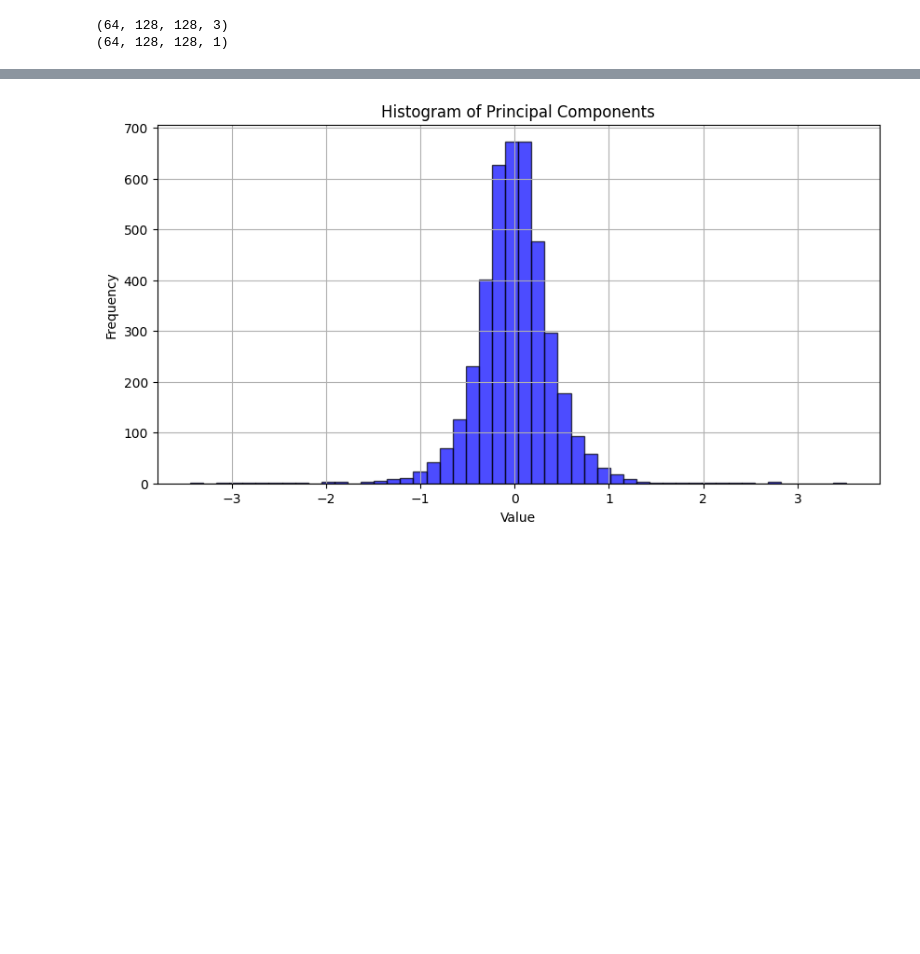
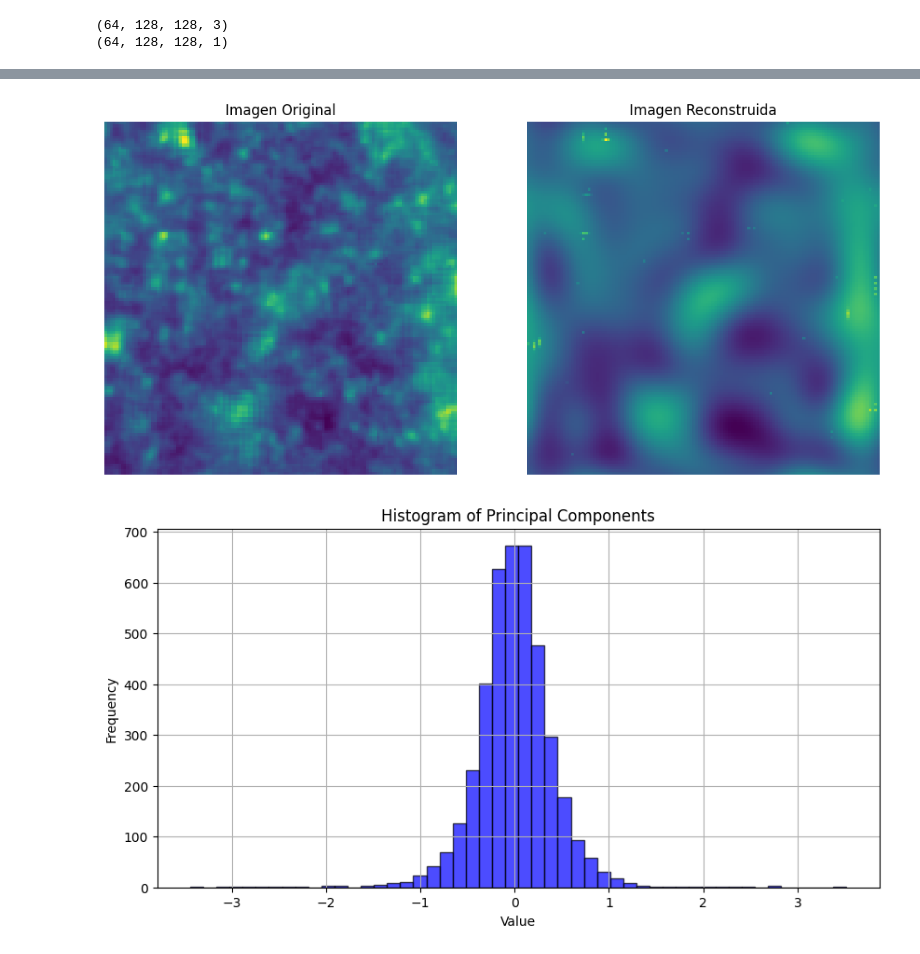
Before and after one commit to fbientrigo/grav_lensing, a Jupyter notebook: 06_pipeline_parametric/b_reconstruction.ipynb, the cells around one changed output, grey strips where cells are left out. Saved outputs shown, nothing was run; the diff lists cells and outputs as text; code cells hidden in the pictures; blank space fills up the shorter version.

```diff
--- a/06_pipeline_parametric/b_reconstruction.ipynb
+++ b/06_pipeline_parametric/b_reconstruction.ipynb
@@ -179,3 +156,12 @@ for X_batch, y_batch in train_dataset.take(1):
+# %%
+reconstructed_batch = reconstruct_batch_images(principal_components,gaussians,64, ipca_low)
+
+idx = 0
+original = y_batch[idx,:,:,0]
+reconstructed = reconstructed_batch[idx,:,:,0]
+gp.plot_comparison(original, reconstructed)
+# %% [output]
+[figure, added]
 # %%
 plot_histograms(*preprocess_ybatch(y_batch))
 # %% [output]
```
Also changed, not shown: parts of 13 cells of this notebook, 10 other files.
